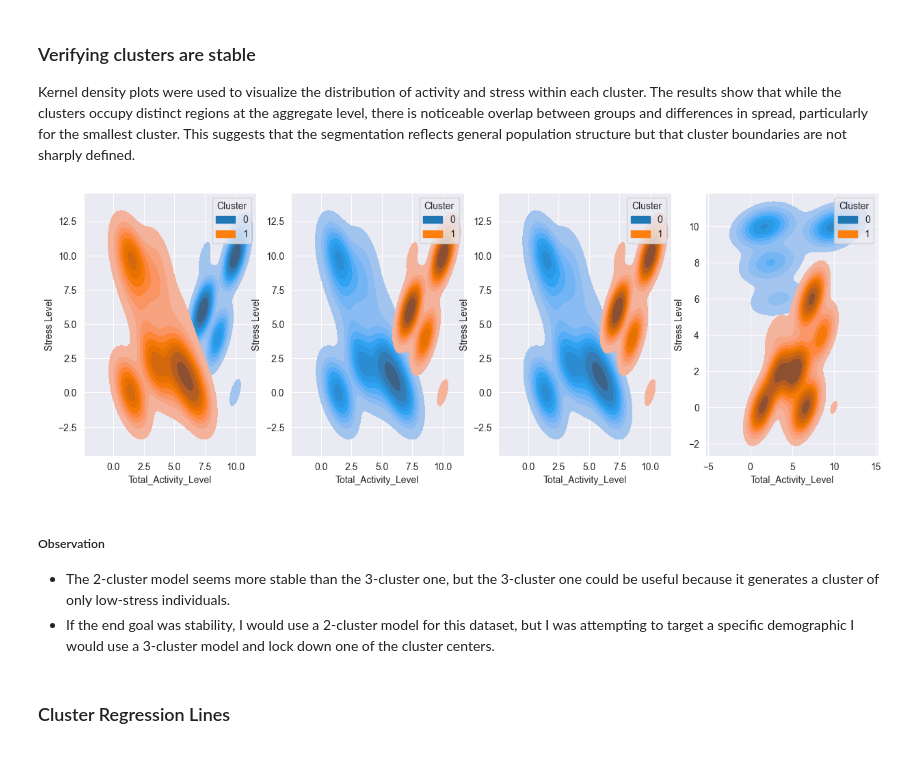
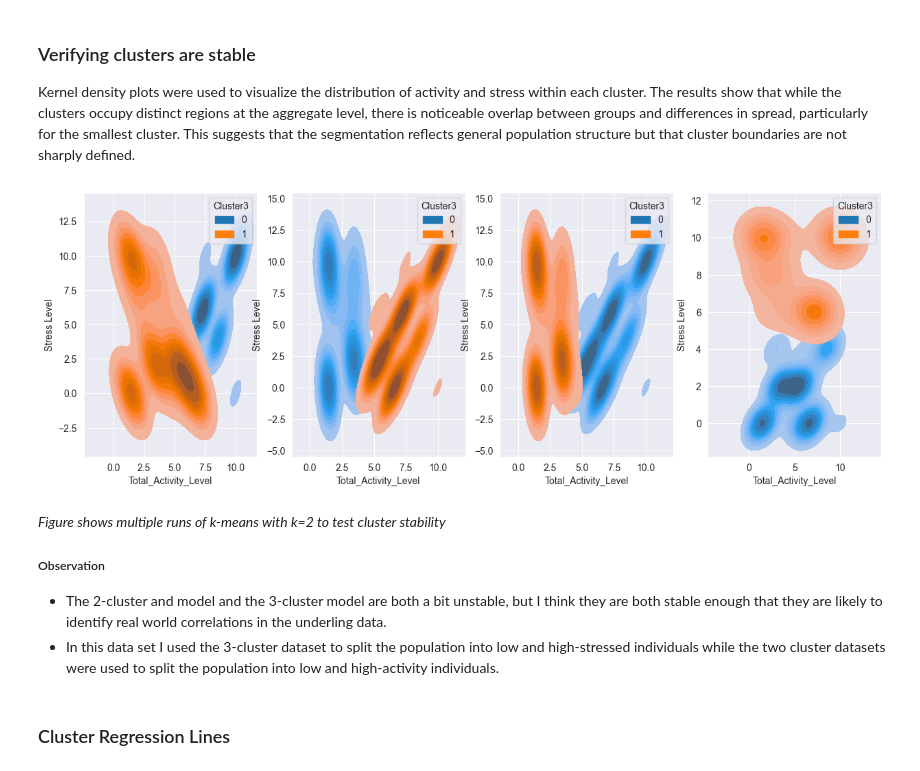
Before and after one commit to DanielLevenstein/stress_vs_physical_activity_data_exploration, a Jupyter notebook: stress-vs-physical-activity-correlation-notebook.ipynb, the cells around one changed output. Drawn from its saved outputs; the diff is of its cells as text; code cells hidden in the pictures.

```diff
--- a/stress-vs-physical-activity-correlation-notebook.ipynb
+++ b/stress-vs-physical-activity-correlation-notebook.ipynb
@@ -339,17 +339,17 @@ Mean Low Stress Steps: 6216.3
 ### Stability of Three Cluster Model
 Kernel density plots were used to visualize the distribution of activity and stress within each cluster. The results show that while the clusters occupy distinct regions at the aggregate level, there is a noticeable overlap between groups and differences in spread, particularly for the smallest cluster. This suggests that the segmentation reflects general population structure but that cluster boundaries are not sharply defined.
 # %%
-import matplotlib.pyplot as plt
-
-fig, (ax1, ax2, ax3, ax4)= plt.subplots(1, 4, figsize=(15, 5))
-for(ax, cluster) in zip([ax1, ax2, ax3, ax4], [0, 1, 2, 3]):
-    physical_activity_cols = ['Physical Activity Level', 'Daily Steps', 'Stress Level']
-    df_cl = df_clean[physical_activity_cols]
-    kmeans = KMeans(n_clusters=3)
-    kmeans.fit(df_cl)
-    df_cl['Cluster3'] = kmeans.labels_
-    df_cl['Total_Activity_Level'] = (df_cl['Physical Activity Level'] + df_cl['Daily Steps']) / 2
-    # Create subplots
-    sns.kdeplot(data=df_cl, x="Total_Activity_Level", y="Stress Level", hue="Cluster3", fill=True, ax=ax, warn_singular=False)
-fig.savefig(THREE_CLUSTER_STABILITY)
+def graph_cluster_stability(df, num_clusters, save_file):
+    fig, (ax1, ax2, ax3, ax4)= plt.subplots(1, 4, figsize=(15, 5))
+    for(ax, cluster) in zip([ax1, ax2, ax3, ax4], [0, 1, 2, 3]):
+        physical_activity_cols = ['Physical Activity Level', 'Daily Steps', 'Stress Level']
+        df_cl = df_normalized[physical_activity_cols]
+        kmeans = KMeans(n_clusters=num_clusters)
+        kmeans.fit(df_cl)
+        df_cl['Cluster3'] = kmeans.labels_
+        df_cl['Total_Activity_Level'] = (df_cl['Physical Activity Level'] + df_cl['Daily Steps']) / 2
+        # Create subplots
+        sns.kdeplot(data=df_cl, x="Total_Activity_Level", y="Stress Level", hue="Cluster3", fill=True, ax=ax, warn_singular=False)
+    fig.savefig(save_file)
+graph_cluster_stability(df_normalized, 3, THREE_CLUSTER_STABILITY)
 # %% [output]
@@ -423,22 +426,12 @@ plt.savefig(TWO_CLUSTER_IMAGE_EXTENDED)
 Kernel density plots were used to visualize the distribution of activity and stress within each cluster. The results show that while the clusters occupy distinct regions at the aggregate level, there is noticeable overlap between groups and differences in spread, particularly for the smallest cluster. This suggests that the segmentation reflects general population structure but that cluster boundaries are not sharply defined.
 # %%
 import matplotlib.pyplot as plt
-
-fig, (ax1, ax2, ax3, ax4)= plt.subplots(1, 4, figsize=(15, 5))
-for(ax, cluster) in zip([ax1, ax2, ax3, ax4], [0, 1, 2, 3]):
-    physical_activity_cols = ['Physical Activity Level', 'Daily Steps', 'Stress Level']
-    df_cl = df_clean[physical_activity_cols]
-    kmeans = KMeans(n_clusters=2)
-    kmeans.fit(df_cl)
-    df_cl['Cluster'] = kmeans.labels_
-    df_cl['Total_Activity_Level'] = (df_cl['Physical Activity Level'] + df_cl['Daily Steps']) / 2
-    # Create subplots
-    sns.kdeplot(data=df_cl, x="Total_Activity_Level", y="Stress Level", hue="Cluster", fill=True, ax=ax, warn_singular=False)
-fig.savefig(TWO_CLUSTER_STABILITY)
+graph_cluster_stability(df_normalized, 2, TWO_CLUSTER_STABILITY)
 # %% [output]
-[figure, old version]
+[figure, new version]
 # %% [markdown]
+*Figure shows multiple runs of k-means with k=2 to test cluster stability*
 ##### Observation
-- The 2-cluster model seems more stable than the 3-cluster one, but the 3-cluster one could be useful because it generates a cluster of only low-stress individuals.
-- If the end goal was stability, I would use a 2-cluster model for this dataset, but I was attempting to target a specific demographic I would use a 3-cluster model and lock down one of the cluster centers.
+- The 2-cluster and model and the 3-cluster model are both a bit unstable, but I think they are both stable enough that they are likely to identify real world correlations in the underling data.
+- In this data set I used the 3-cluster dataset to split the population into low and high-stressed individuals while the two cluster datasets were used to split the population into low and high-activity individuals.
 # %% [markdown]
```
Also changed, not shown: parts of 5 cells of this notebook.
